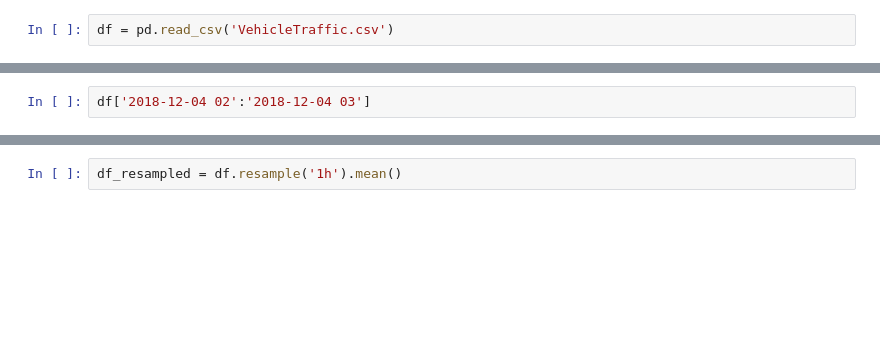
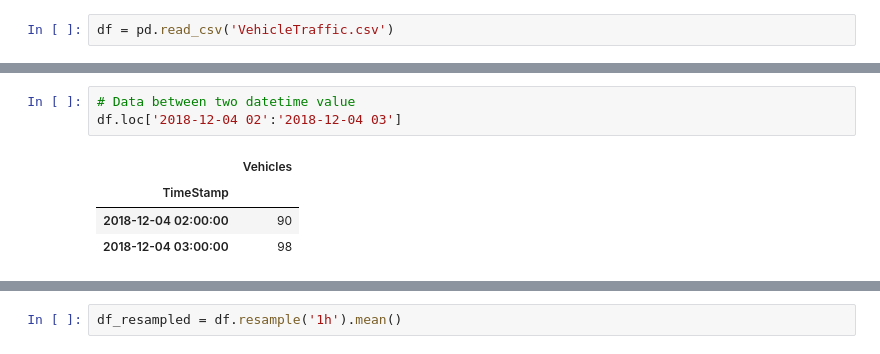
Before and after one commit to ChandraLingam/AmazonSageMakerCourse, a Jupyter notebook: DeepAR/MissingValue/Timeseries.ipynb, the cells around one changed output, grey strips where cells are left out. Drawn from its saved outputs; the diff is of its cells as text; blank space fills up the shorter version.

```diff
--- a/DeepAR/MissingValue/Timeseries.ipynb
+++ b/DeepAR/MissingValue/Timeseries.ipynb
@@ -30,3 +103,9 @@ df['2018-12']
 # %%
-df['2018-12-04 02':'2018-12-04 03']
+# Data between two datetime value
+df.loc['2018-12-04 02':'2018-12-04 03']
+# %% [output]
+|  | Vehicles |
+| TimeStamp |  |
+| 2018-12-04 02:00:00 | 90 |
+| 2018-12-04 03:00:00 | 98 |
 # %%
```
Also changed, not shown: parts of 33 cells of this notebook, 1 other file.
